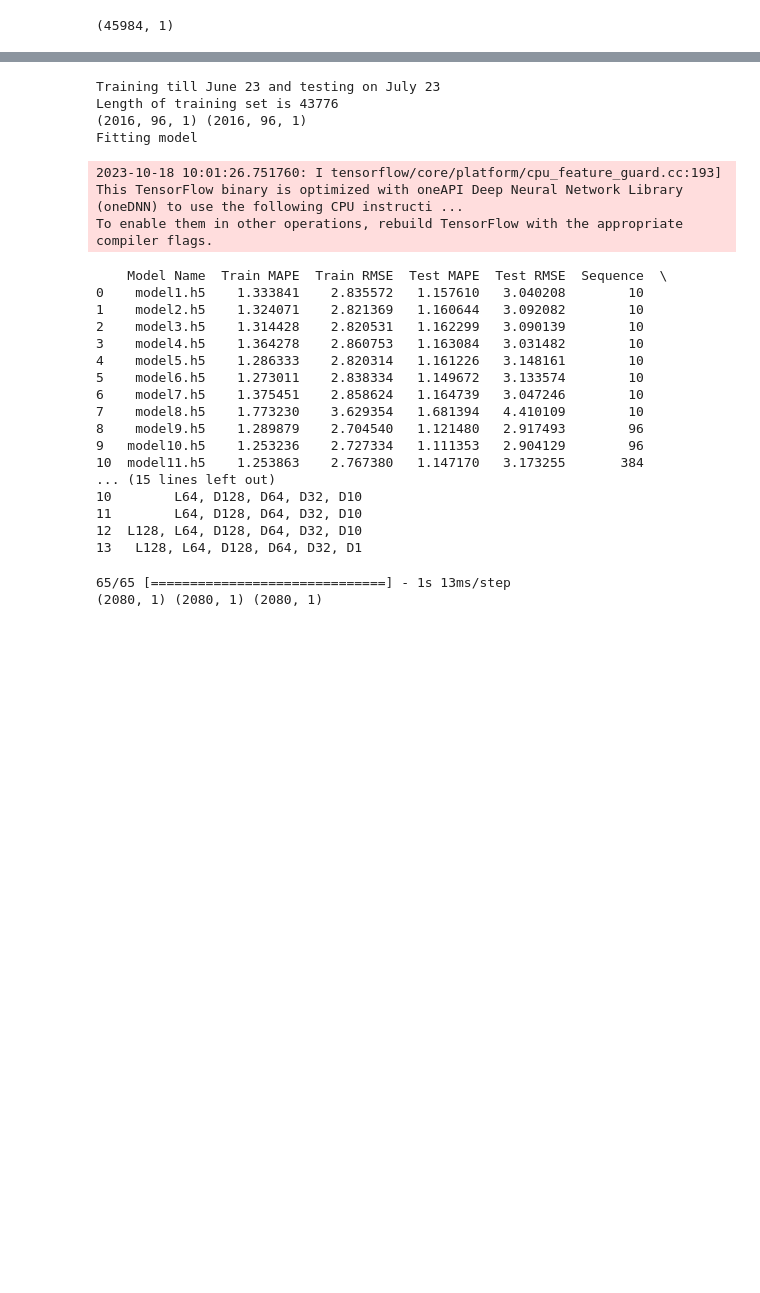
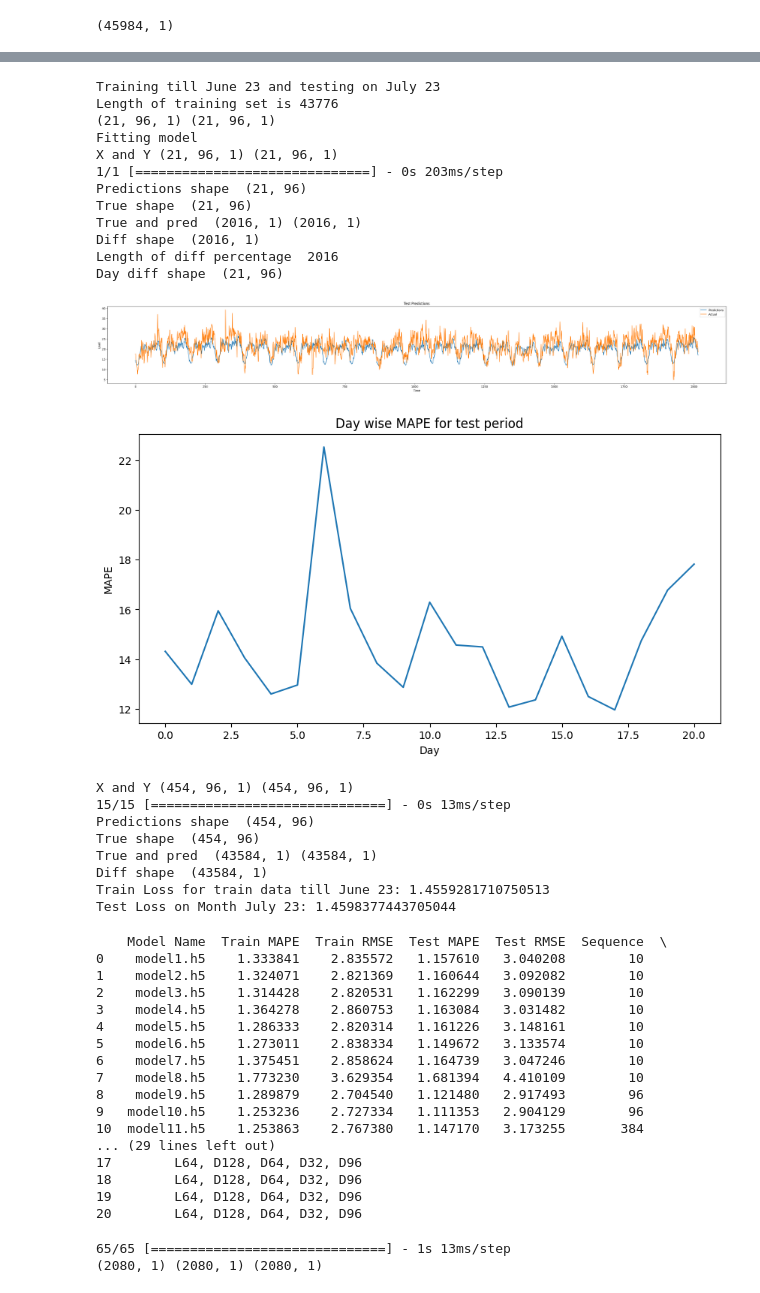
Before and after one commit to tejasr20/Railways-Load-Forecasting, a Jupyter notebook: Scalecast1.ipynb, the cells around one changed output, grey strips where cells are left out. Drawn from its saved outputs; the diff is of its cells as text; code cells hidden in the pictures; blank space fills up the shorter version.

```diff
--- a/Scalecast1.ipynb
+++ b/Scalecast1.ipynb
@@ -284,7 +284,8 @@ print(res)
 # Define the number of days in each month (you can adjust this as needed)
 days_in_months = [30, 31, 30, 31, 31, 30, 31, 30, 31, 31, 28, 31, 30, 31, 30, 23]
 names = ['April 22', 'May 22', 'June 22', 'July 22', 'August 22', 'September 22', 'October 22', 'November 22', 'December 22', 'January 23', 'February 23', 'March 23', 'April 23', 'May 23', 'June 23', 'July 23']
-sequence_length = 96
+sequence_length = 192
+output_length= 96
 # Initialize a list to store the loss values for each model
 losses = []
 
@@ -293,19 +294,29 @@ losses = []
 def evaluate(model, X, y, plot, flag):
     # print(predicted_values_denormalized.shape, true_values_denormalized.shape)
     # print(predicted_values_denormalized.dtype)
-    # print("X and Y", X.shape, y.shape)
+    #X and Y (2112, 96, 1) (2112, 1, 1)
+	# Predictions shape  (2112, 1)
+	# True shape  (2112, 1)
+	# True and pred  (2112, 1) (2112, 1)
+	# Diff shape  (2112, 1)
+	# Length of diff percentage  2112
+    print("X and Y", X.shape, y.shape)
+    # X and Y (2016, 96, 1) (2016, 96, 1)
+    # Predictions shape  (2016, 96)
+	#  True shape  (2016, 96)
+	# True and pred  (193536, 1) (193536, 1)
     pred_norm = model.predict(X)	# Denormalize the predicted value
     pred = scaler.inverse_transform(pred_norm)
-    # print("Predictions shape ", pred.shape)
+    print("Predictions shape ", pred.shape)
     y= y.reshape((y.shape[0], -1))
     true = scaler.inverse_transform(y)
-    # print("True shape ", true.shape)
+    print("True shape ", true.shape)
     pred= pred.reshape(pred.shape[0]*pred.shape[1], 1)
     true= true.reshape(true.shape[0]*true.shape[1], 1)
-    # print("True and pred " ,true.shape, pred.shape )
+    print("True and pred " ,true.shape, pred.shape )
     diff= pred- true
     diff_percentage= (pred- true)/ true
-    # print(diff.shape)
+    print("Diff shape ",diff.shape)
     rmse= np.sqrt(np.mean(diff**2))
     # print(rmse)
     mape= (np.mean(np.abs(diff_percentage)))*10
@@ -322,11 +333,11 @@ def evaluate(model, X, y, plot, flag):
     plt.legend()
 
     diff_percentage1= np.abs(diff_percentage) [:(len(diff_percentage)//96)*96]
-    print(len(diff_percentage1))
+    print("Length of diff percentage ", len(diff_percentage1))
     day_diff= diff_percentage1.reshape(-1, 96)
-    print(day_diff.shape)
+    print("Day diff shape ",day_diff.shape)
     mape_day= np.mean(day_diff, axis= 1)*100
-    print(mape_day.shape)
+    # print(mape_day.shape)
     plt.figure(figsize= (10, 5))
     plt.xlabel("Day")
     plt.ylabel("MAPE")
@@ -340,6 +351,7 @@ def evaluate(model, X, y, plot, flag):
 # Iterate over each month and train-test split
 model_name= 'model15.h5'
 flag= 0
+data_flag= 0
 arch= 'L64, D128, D64, D32, D96'
 for i in range(len(days_in_months) - 1):
     # print(names[i])
@@ -356,22 +368,30 @@ for i in range(len(days_in_months) - 1):
 
     # Split data into sequences and labels for the current month
     X_current_month, y_current_month = [], []
-    for j in range(len(current_month_data) - 2*sequence_length):
+    if(data_flag):
+        g= sequence_length
+        f= sequence_length+ 1
+    else:
+        g = 2*sequence_length
+        f= output_length
+    for j in range(0, len(current_month_data) - g, sequence_length):
         X_current_month.append(current_month_data[j:j + sequence_length])
-        y_current_month.append(current_month_data[j + sequence_length: j+ 2*sequence_length])
+        y_current_month.append(current_month_data[j + sequence_length: j+ sequence_length+ output_length])
         # y_current_month.append(current_month_data[j + sequence_length])
     X_current_month = np.array(X_current_month)
     y_current_month = np.array(y_current_month)
 
     # Split data into sequences and labels for the next month
     X_next_month, y_next_month = [], []
-    for j in range(len(next_month_data) - 2*sequence_length):
+
+    for j in range(0, len(next_month_data) - g, sequence_length):
         X_next_month.append(next_month_data[j:j + sequence_length])
-        y_next_month.append(next_month_data[j + sequence_length: j+ 2*sequence_length])
+        y_next_month.append(next_month_data[j + sequence_length: j+ sequence_length+ output_length])
         # y_next_month.append(next_month_data[j + sequence_length])
     X_next_month = np.array(X_next_month)
     y_next_month = np.array(y_next_month)
     print(X_next_month.shape, y_next_month.shape)
+    # (2112, 96, 1) (2112, 1, 1)
 
     # Build and train the LSTM model for the current month
     model = Sequential()
@@ -379,36 +399,52 @@ for i in range(len(days_in_months) - 1):
     # model.add(LSTM(units=128, activation='relu', return_sequences=True))
     model.add(LSTM(units=64, activation='relu', return_sequences=False))
     model.add(Dense(128))
     model.add(Dense(64))
     model.add(Dense(32))
     # model.add(Dense(1))
     model.add(Dense(96))
     model.compile(optimizer='adam', loss='mean_squared_error')
     if(flag):
         model= load_model(model_name)
         print("Model already exists")
     else:
         print("Fitting model")
         model.fit(X_current_month, y_current_month, epochs=50, batch_size=96, verbose=0)
     model.save(model_name)
     # predicted_values = model.predict(X_next_month)	# Denormalize the predicted value
     # predicted_values_denormalized = scaler.inverse_transform(predicted_values)
     # true_values_denormalized = scaler.inverse_transform(y_next_month)
     # Evaluate the model on the data from the next month and store the loss
     # loss_next_month = model.evaluate(X_next_month, y_next_month)
     loss_test_rmse, loss_test_mape= evaluate(model, X_next_month, y_next_month, "Test", 1)
     loss_train_rmse, loss_train_mape = evaluate(model, X_current_month, y_current_month, "Train", 0)
     res = res.append({'Model Name': model_name, 'Train MAPE': loss_train_mape, 'Train RMSE': loss_train_rmse, 'Test MAPE': loss_test_mape, 'Test RMSE': loss_test_rmse, 'Sequence': sequence_length, 'Arch':arch}, ignore_index=True)
     print(f"Train Loss for train data till {names[i]}: {loss_train_mape}")
     print(f"Test Loss on Month {names[i+1]}: {loss_test_mape}")
     losses.append(loss_test_mape)
 # %% [output]
 Training till June 23 and testing on July 23
 Length of training set is 43776
-(2016, 96, 1) (2016, 96, 1)
+(21, 96, 1) (21, 96, 1)
 Fitting model
+X and Y (21, 96, 1) (21, 96, 1)
+1/1 [==============================] - 0s 203ms/step
+Predictions shape  (21, 96)
+True shape  (21, 96)
+True and pred  (2016, 1) (2016, 1)
+Diff shape  (2016, 1)
+Length of diff percentage  2016
+Day diff shape  (21, 96)
+[figure, added]
+[figure, added]
-2023-10-18 10:01:26.751760: I tensorflow/core/platform/cpu_feature_guard.cc:193] This TensorFlow binary is optimized with oneAPI Deep Neural Network Library (oneDNN) to use the following CPU instructi ...
-To enable them in other operations, rebuild TensorFlow with the appropriate compiler flags.
+X and Y (454, 96, 1) (454, 96, 1)
+15/15 [==============================] - 0s 13ms/step
+Predictions shape  (454, 96)
+True shape  (454, 96)
+True and pred  (43584, 1) (43584, 1)
+Diff shape  (43584, 1)
+Train Loss for train data till June 23: 1.4559281710750513
+Test Loss on Month July 23: 1.4598377443705044
 # %%
 print(res)
 # Save the results to an Excel file
@@ -426,11 +462,11 @@ res.to_excel('model_results.xlsx', index=False)
 8    model9.h5    1.289879    2.704540   1.121480   2.917493        96
 9   model10.h5    1.253236    2.727334   1.111353   2.904129        96
 10  model11.h5    1.253863    2.767380   1.147170   3.173255       384
-... (15 lines left out)
-10        L64, D128, D64, D32, D10
-11        L64, D128, D64, D32, D10
-12  L128, L64, D128, D64, D32, D10
-13   L128, L64, D128, D64, D32, D1
+... (29 lines left out)
+17        L64, D128, D64, D32, D96
+18        L64, D128, D64, D32, D96
+19        L64, D128, D64, D32, D96
+20        L64, D128, D64, D32, D96
 # %%
 predicted_values = model.predict(X_next_month)	# Denormalize the predicted value
 predicted_values_denormalized = scaler.inverse_transform(predicted_values)
```
Also changed, not shown: parts of 1 cell of this notebook.
